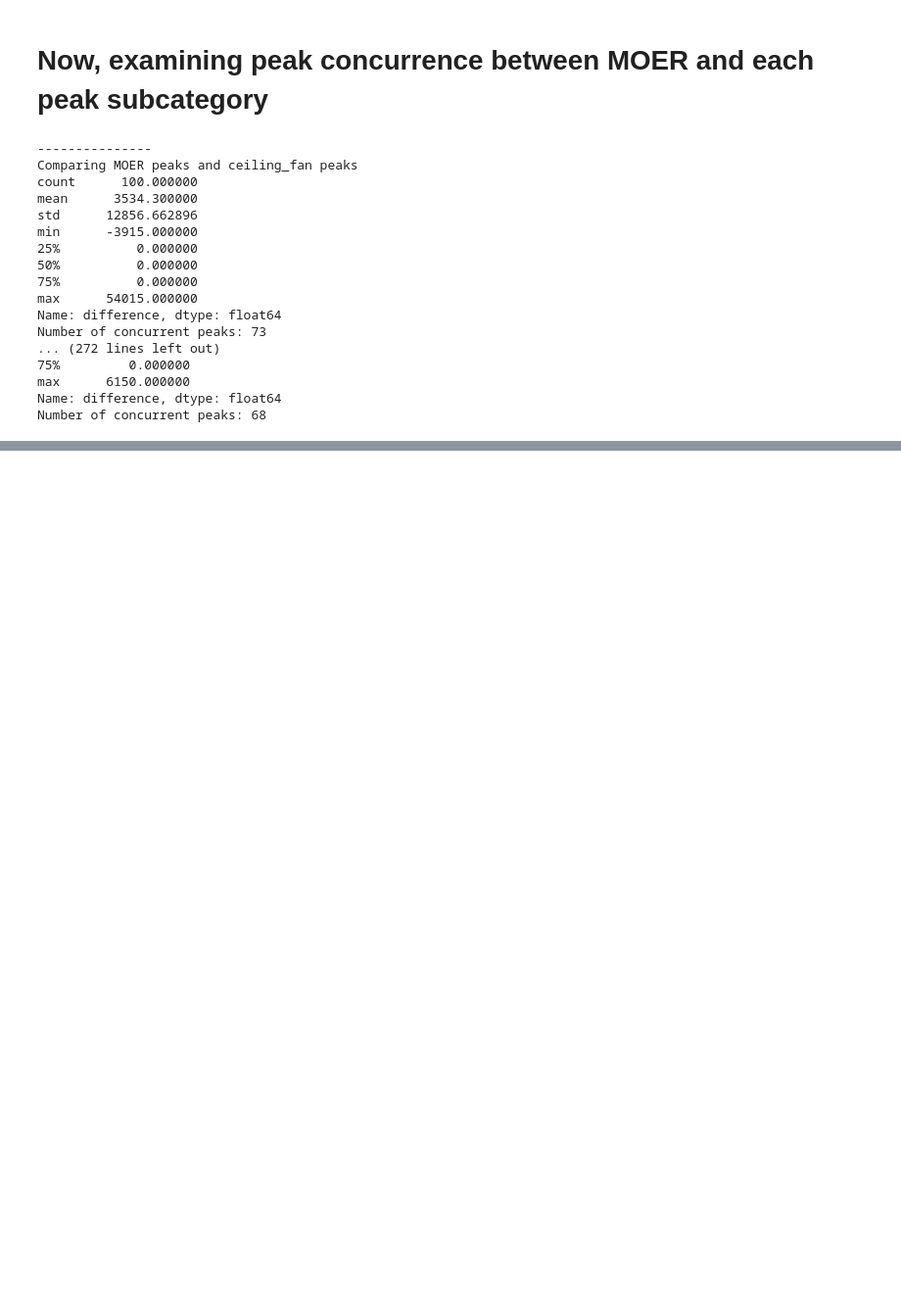
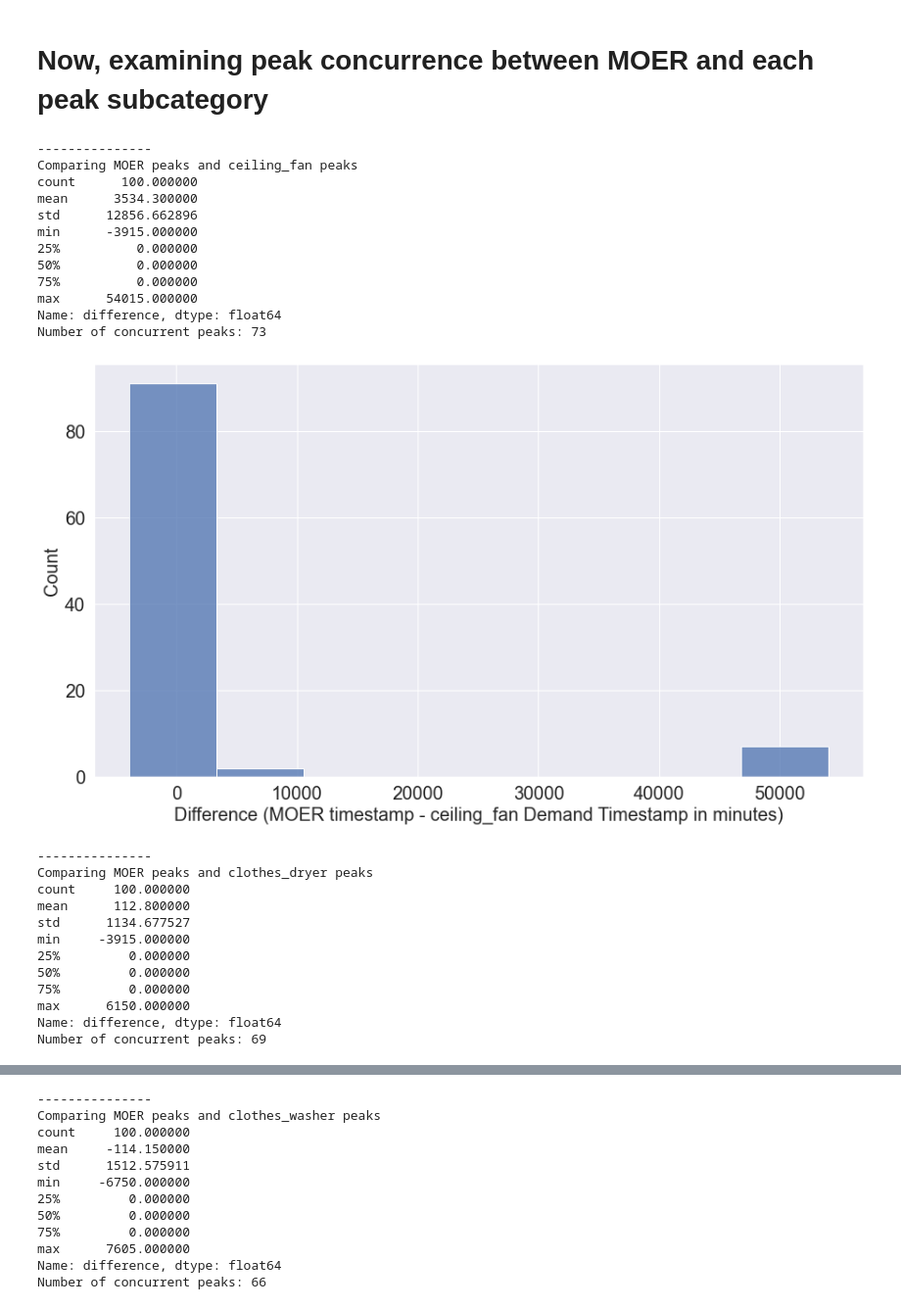
Before and after one commit to utkarshapets/load-shift-emissions, a Jupyter notebook: NREL-Wattime Residential Analysis.ipynb, the cells around one changed output, grey strips where cells are left out. Shown at 98% size. Cells and saved outputs as stored; diff of their text form; code cells hidden in the pictures; blank space fills up the shorter version.

Commit message:
Added more peak analysis

```diff
--- a/NREL-Wattime Residential Analysis.ipynb
+++ b/NREL-Wattime Residential Analysis.ipynb
@@ -647,35 +649,53 @@ top_100_MOER_peaks = get_top_n_peaks(100, waking_hours_only=True)
 for cat in categories:
     top_100_demand_peaks_categorical = get_top_n_peaks(100, waking_hours_only=True, value=cat).sort_values("date")
 
     distance = pd.DataFrame({"MOER Peak" : top_100_MOER_peaks.sort_values(by="date")["date"]})
     distance = distance.reset_index()
     timestamps = []
     for i in range(100):
         timestamps.append(nearest(top_100_demand_peaks_categorical["date"], distance["MOER Peak"][i]))
 
     distance["Closest Demand Peak"] = timestamps
     distance["difference"] = [td.days * 24 * 60 + (td.seconds / 60) for td in (distance["MOER Peak"] - distance["Closest Demand Peak"])]
 
     print("---------------")
     print(f"Comparing MOER peaks and {cat} peaks")
     print(distance["difference"].describe())
     num_concurrent_peaks = sum(distance["difference"] == 0)
     print(f"Number of concurrent peaks: {num_concurrent_peaks}")
+
+    sns.histplot(distance["difference"])
+    plt.xlabel(f"Difference (MOER timestamp - {cat} Demand Timestamp in minutes)", fontsize=20)
+    plt.ylabel("Count", fontsize=20)
+    plt.xticks(fontsize=20)
+    plt.yticks(fontsize=20)
+    plt.show()
+    filename = "peak-concurrence-histogram-" + cat + "-waking-only.png"
+    plt.savefig(filename, edgecolor='black', dpi=400, transparent=True)
+    plt.close()
 # %% [output]
 ---------------
 Comparing MOER peaks and ceiling_fan peaks
 count      100.000000
 mean      3534.300000
 std      12856.662896
 min      -3915.000000
 25%          0.000000
 50%          0.000000
 75%          0.000000
 max      54015.000000
 Name: difference, dtype: float64
 Number of concurrent peaks: 73
-... (272 lines left out)
-75%         0.000000
-max      6150.000000
-Name: difference, dtype: float64
-Number of concurrent peaks: 68
+[figure, added]
+---------------
+Comparing MOER peaks and clothes_dryer peaks
+count     100.000000
+mean      112.800000
+std      1134.677527
+min     -3915.000000
+25%         0.000000
+50%         0.000000
+75%         0.000000
+max      6150.000000
+Name: difference, dtype: float64
+Number of concurrent peaks: 69
@@ -681,0 +703,12 @@ Number of concurrent peaks: 68
+---------------
+Comparing MOER peaks and clothes_washer peaks
+count     100.000000
+mean     -114.150000
+std      1512.575911
+min     -6750.000000
+25%         0.000000
+50%         0.000000
+75%         0.000000
+max      7605.000000
+Name: difference, dtype: float64
+Number of concurrent peaks: 66
```
Also changed, not shown: parts of 3 cells of this notebook, 1 other file.
